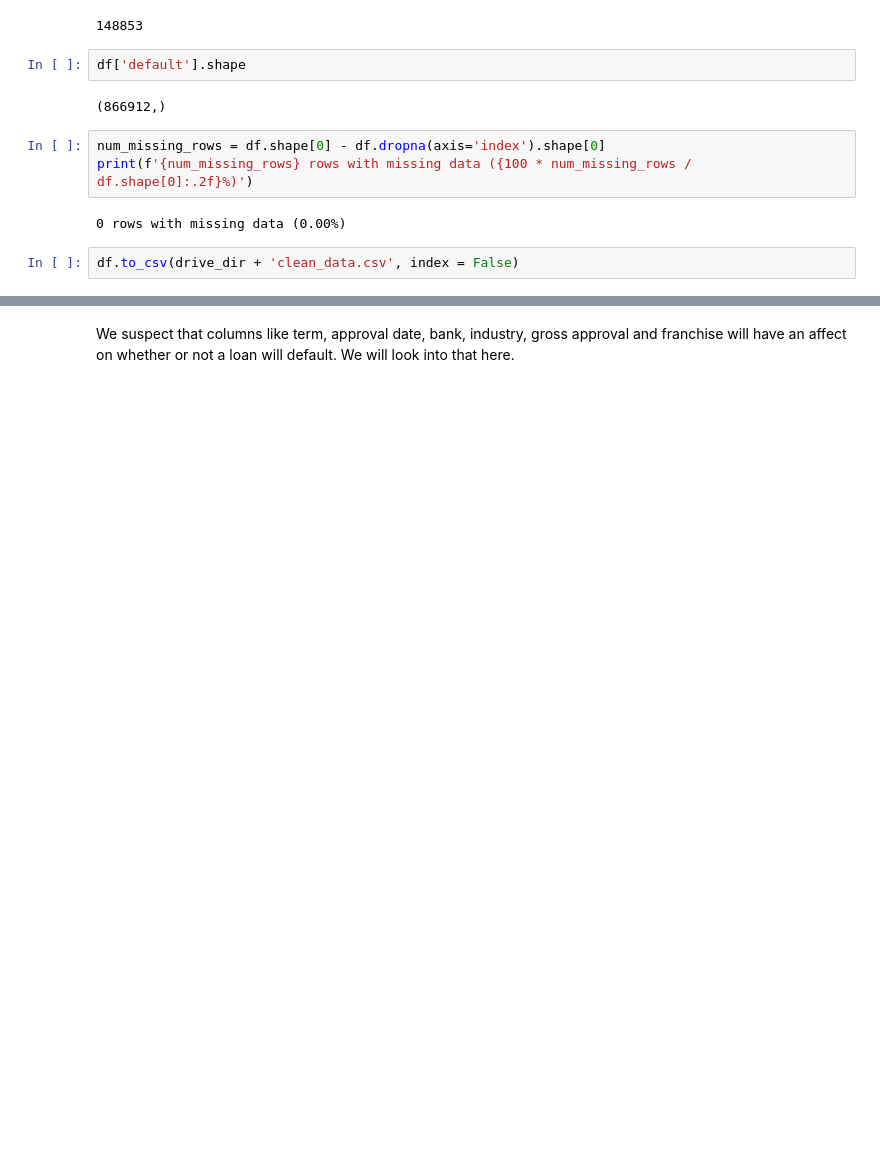
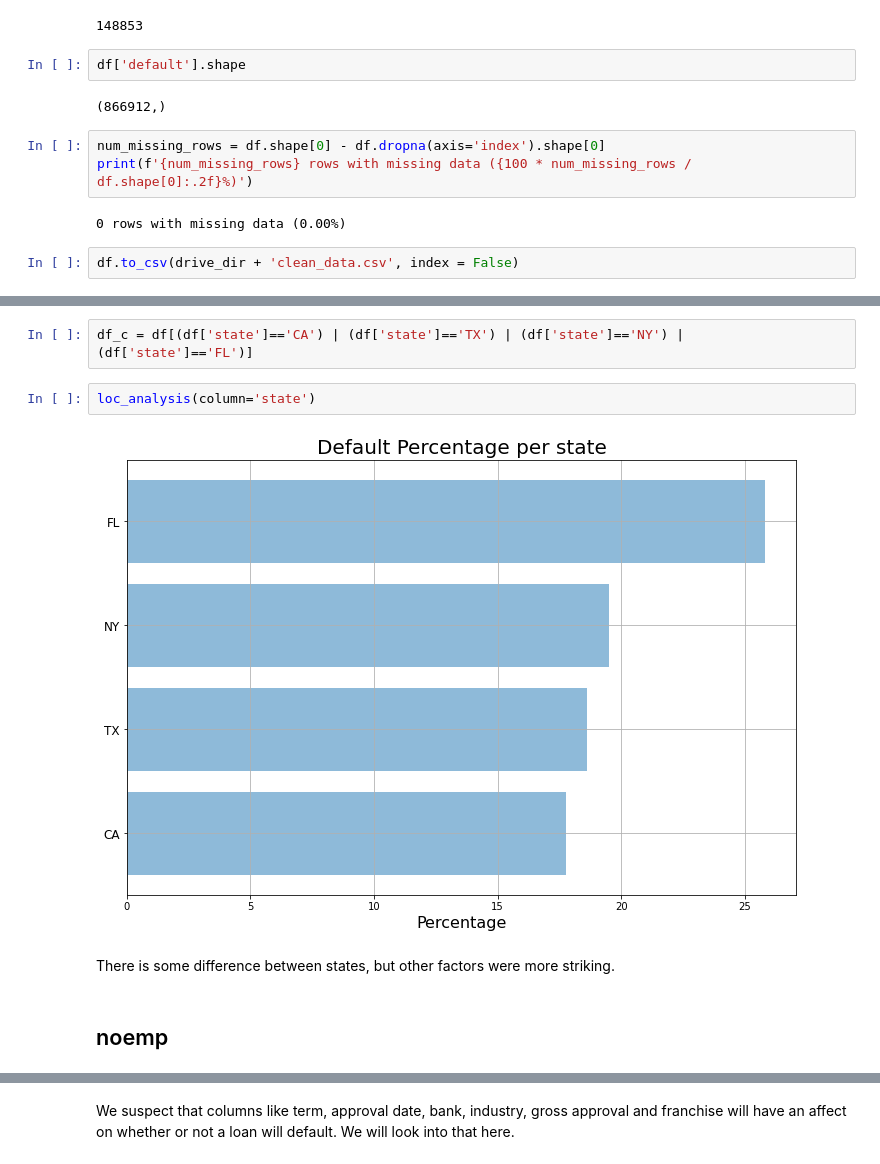
Before and after one commit to marisolm3236/-SBAloan_default_model, a Jupyter notebook: SmallBusinessLoans.ipynb, the cells around one changed output, grey strips where cells are left out. Drawn from its saved outputs; the diff is of its cells as text; blank space fills up the shorter version.

```diff
--- a/SmallBusinessLoans.ipynb
+++ b/SmallBusinessLoans.ipynb
@@ -715,0 +765,10 @@ df.to_csv(drive_dir + 'clean_data.csv', index = False)
+# %%
+df_c = df[(df['state']=='CA') | (df['state']=='TX') | (df['state']=='NY') | (df['state']=='FL')]
+# %%
+loc_analysis(column='state')
+# %% [output]
+[figure, added]
+# %% [markdown]
+There is some difference between states, but other factors were more striking.
+# %% [markdown]
+## noemp
```
Also changed, not shown: parts of 84 cells of this notebook.
